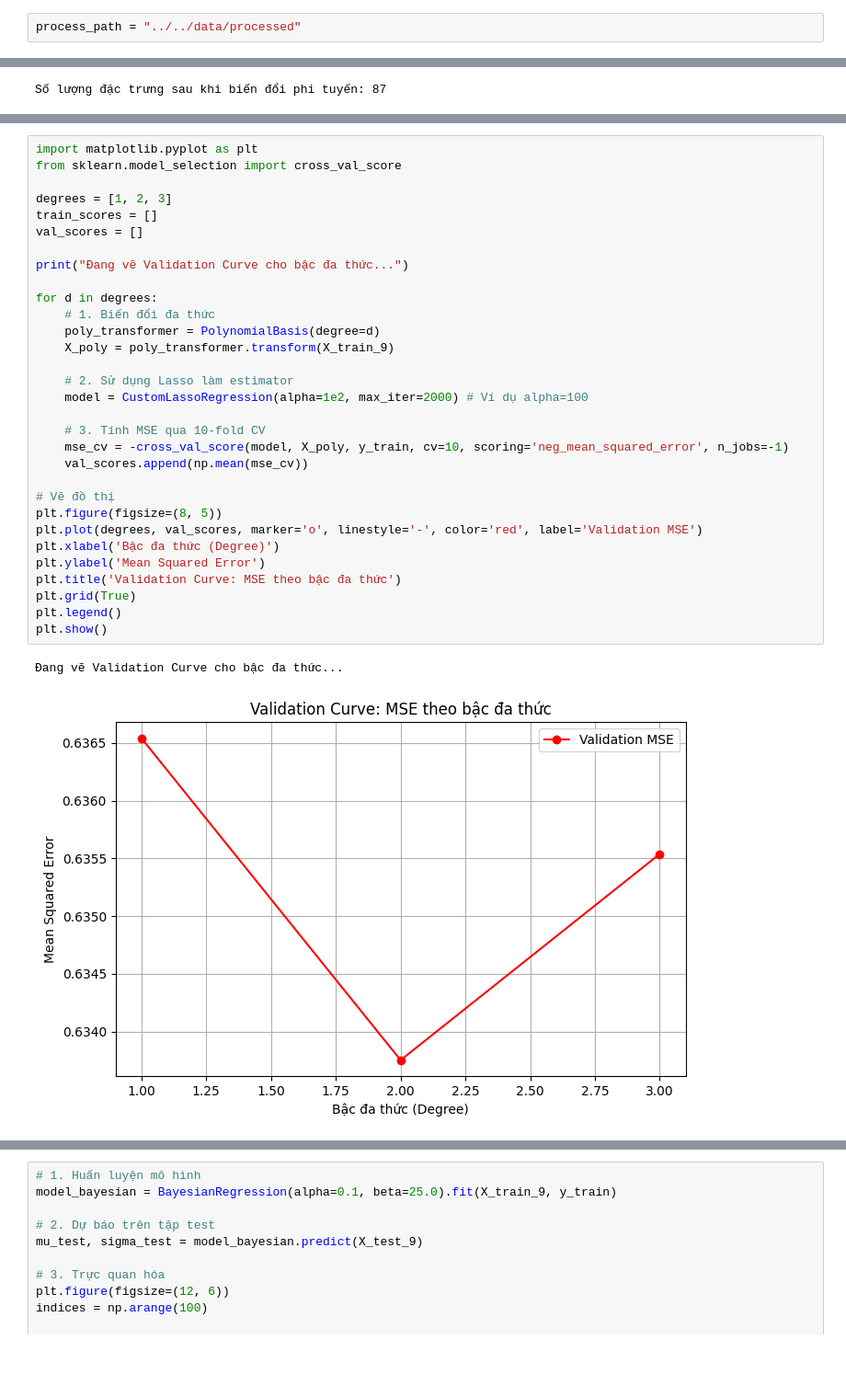
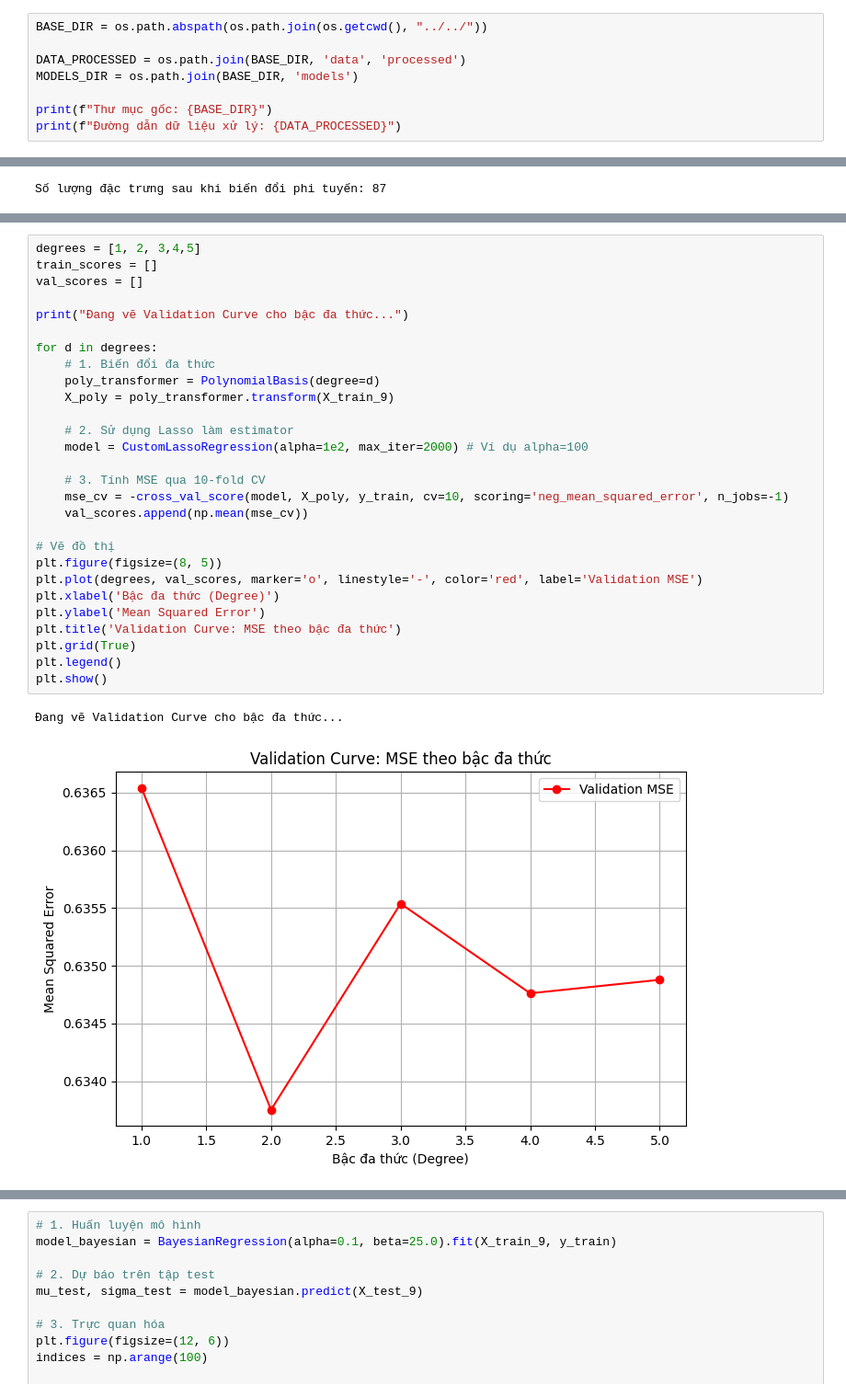
Before and after one commit to conluoi123/Machine-Learning---Project-1-, a Jupyter notebook: code/Part1_Regression/models.ipynb, the cells around one changed output, grey strips where cells are left out. Shown at 92% size. Cells and saved outputs as stored; diff of their text form; blank space fills up the shorter version.

```diff
--- a/code/Part1_Regression/models.ipynb
+++ b/code/Part1_Regression/models.ipynb
@@ -25,2 +94,8 @@ from sklearn.model_selection import learning_curve
 # %%
-process_path = "../../data/processed"
+BASE_DIR = os.path.abspath(os.path.join(os.getcwd(), "../../"))
+
+DATA_PROCESSED = os.path.join(BASE_DIR, 'data', 'processed')
+MODELS_DIR = os.path.join(BASE_DIR, 'models')
+
+print(f"Thư mục gốc: {BASE_DIR}")
+print(f"Đường dẫn dữ liệu xử lý: {DATA_PROCESSED}")
@@ -1266,36 +1497,33 @@ Số lượng đặc trưng sau khi biến đổi phi tuyến: 87
 # %%
-import matplotlib.pyplot as plt
-from sklearn.model_selection import cross_val_score
-
-degrees = [1, 2, 3]
+degrees = [1, 2, 3,4,5]
 train_scores = []
 val_scores = []
 
 print("Đang vẽ Validation Curve cho bậc đa thức...")
 
 for d in degrees:
     # 1. Biến đổi đa thức
     poly_transformer = PolynomialBasis(degree=d)
     X_poly = poly_transformer.transform(X_train_9)
 
     # 2. Sử dụng Lasso làm estimator
     model = CustomLassoRegression(alpha=1e2, max_iter=2000) # Ví dụ alpha=100
 
     # 3. Tính MSE qua 10-fold CV
     mse_cv = -cross_val_score(model, X_poly, y_train, cv=10, scoring='neg_mean_squared_error', n_jobs=-1)
     val_scores.append(np.mean(mse_cv))
 
 # Vẽ đồ thị
 plt.figure(figsize=(8, 5))
 plt.plot(degrees, val_scores, marker='o', linestyle='-', color='red', label='Validation MSE')
 plt.xlabel('Bậc đa thức (Degree)')
 plt.ylabel('Mean Squared Error')
 plt.title('Validation Curve: MSE theo bậc đa thức')
 plt.grid(True)
 plt.legend()
 plt.show()
 # %% [output]
 Đang vẽ Validation Curve cho bậc đa thức...
-[figure, old version]
+[figure, new version]
 # %% [markdown]
 #### **Nhận xét biểu đồ Validation Curve**
```
Also changed, not shown: parts of 60 cells of this notebook, 9 other files.
